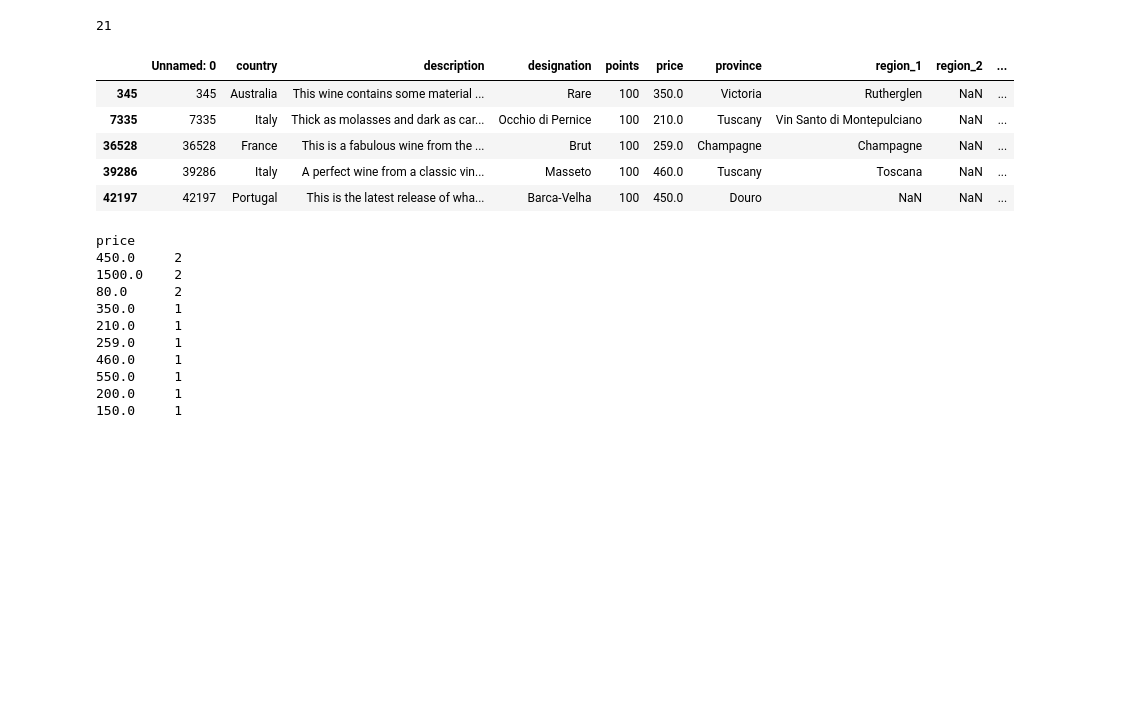
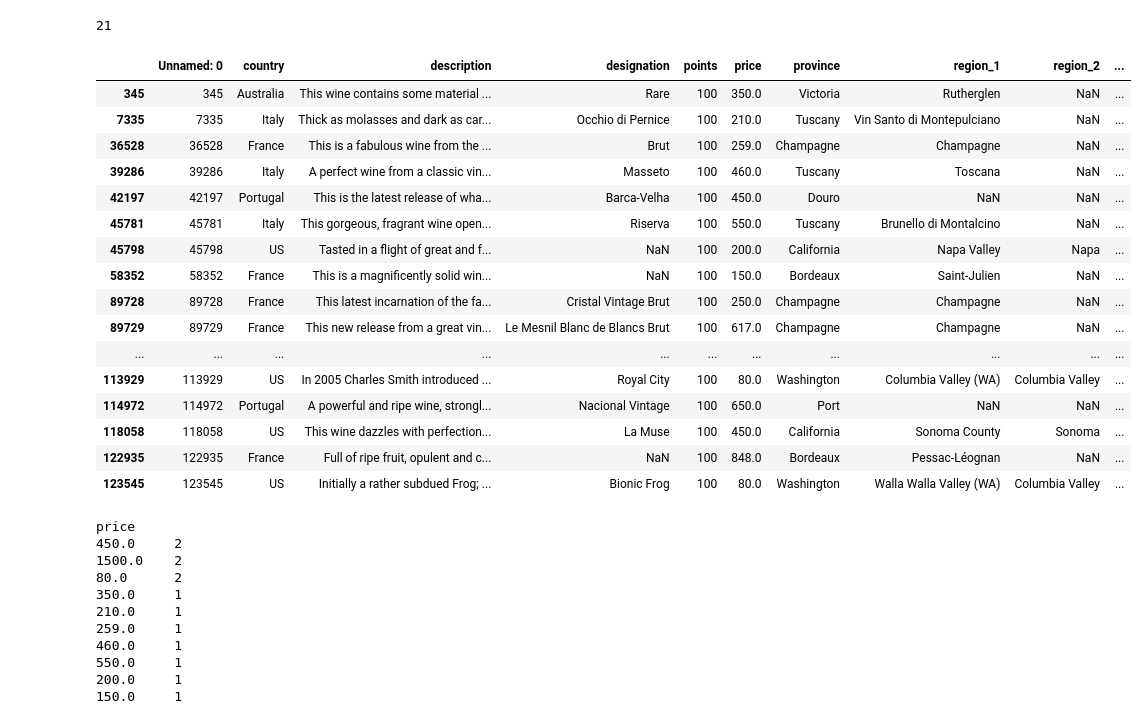
Before and after one commit to TaisVe/Week_3_Project, a Jupyter notebook: Wine_Data_Project_1.ipynb, the cells around one changed output. Saved outputs shown, nothing was run; the diff lists cells and outputs as text; code cells hidden in the pictures; blank space fills up the shorter version.

```diff
--- a/Wine_Data_Project_1.ipynb
+++ b/Wine_Data_Project_1.ipynb
@@ -193,17 +195,28 @@ wine_data['points'].nunique()
 # %%
 #WINE BOTTLES WITH PERFECT SCORE
 
 max_point = wine_data[wine_data['points']==wine_data['points'].max()]
-max_point.head()
+max_point
 
 #There are 19 bottles... two of them are only $80
 # %% [output]
 |  | Unnamed: 0 | country | description | designation | points | price | province | region_1 | region_2 | ... |
 | 345 | 345 | Australia | This wine contains some material ... | Rare | 100 | 350.0 | Victoria | Rutherglen | NaN | ... |
 | 7335 | 7335 | Italy | Thick as molasses and dark as car... | Occhio di Pernice | 100 | 210.0 | Tuscany | Vin Santo di Montepulciano | NaN | ... |
 | 36528 | 36528 | France | This is a fabulous wine from the ... | Brut | 100 | 259.0 | Champagne | Champagne | NaN | ... |
 | 39286 | 39286 | Italy | A perfect wine from a classic vin... | Masseto | 100 | 460.0 | Tuscany | Toscana | NaN | ... |
 | 42197 | 42197 | Portugal | This is the latest release of wha... | Barca-Velha | 100 | 450.0 | Douro | NaN | NaN | ... |
+| 45781 | 45781 | Italy | This gorgeous, fragrant wine open... | Riserva | 100 | 550.0 | Tuscany | Brunello di Montalcino | NaN | ... |
+| 45798 | 45798 | US | Tasted in a flight of great and f... | NaN | 100 | 200.0 | California | Napa Valley | Napa | ... |
+| 58352 | 58352 | France | This is a magnificently solid win... | NaN | 100 | 150.0 | Bordeaux | Saint-Julien | NaN | ... |
+| 89728 | 89728 | France | This latest incarnation of the fa... | Cristal Vintage Brut | 100 | 250.0 | Champagne | Champagne | NaN | ... |
+| 89729 | 89729 | France | This new release from a great vin... | Le Mesnil Blanc de Blancs Brut | 100 | 617.0 | Champagne | Champagne | NaN | ... |
+| ... | ... | ... | ... | ... | ... | ... | ... | ... | ... | ... |
+| 113929 | 113929 | US | In 2005 Charles Smith introduced ... | Royal City | 100 | 80.0 | Washington | Columbia Valley (WA) | Columbia Valley | ... |
+| 114972 | 114972 | Portugal | A powerful and ripe wine, strongl... | Nacional Vintage | 100 | 650.0 | Port | NaN | NaN | ... |
+| 118058 | 118058 | US | This wine dazzles with perfection... | La Muse | 100 | 450.0 | California | Sonoma County | Sonoma | ... |
+| 122935 | 122935 | France | Full of ripe fruit, opulent and c... | NaN | 100 | 848.0 | Bordeaux | Pessac-Léognan | NaN | ... |
+| 123545 | 123545 | US | Initially a rather subdued Frog; ... | Bionic Frog | 100 | 80.0 | Washington | Walla Walla Valley (WA) | Columbia Valley | ... |
 # %%
 max_point['price'].value_counts()
 # %% [output]
```
Also changed, not shown: parts of 5 cells of this notebook.
